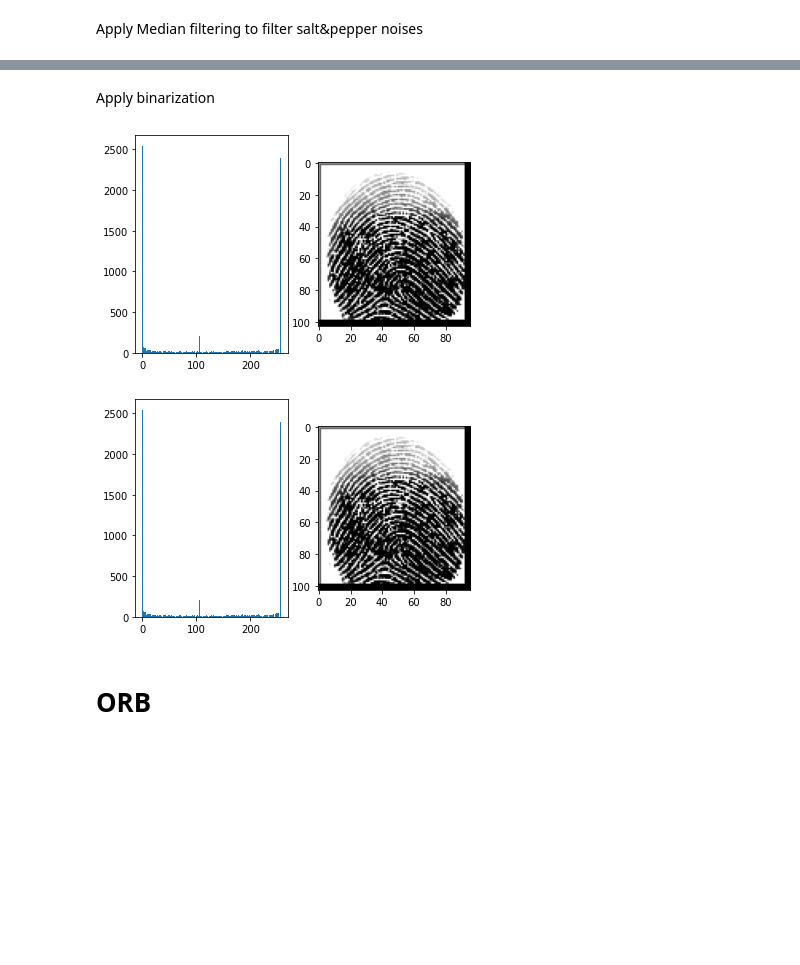
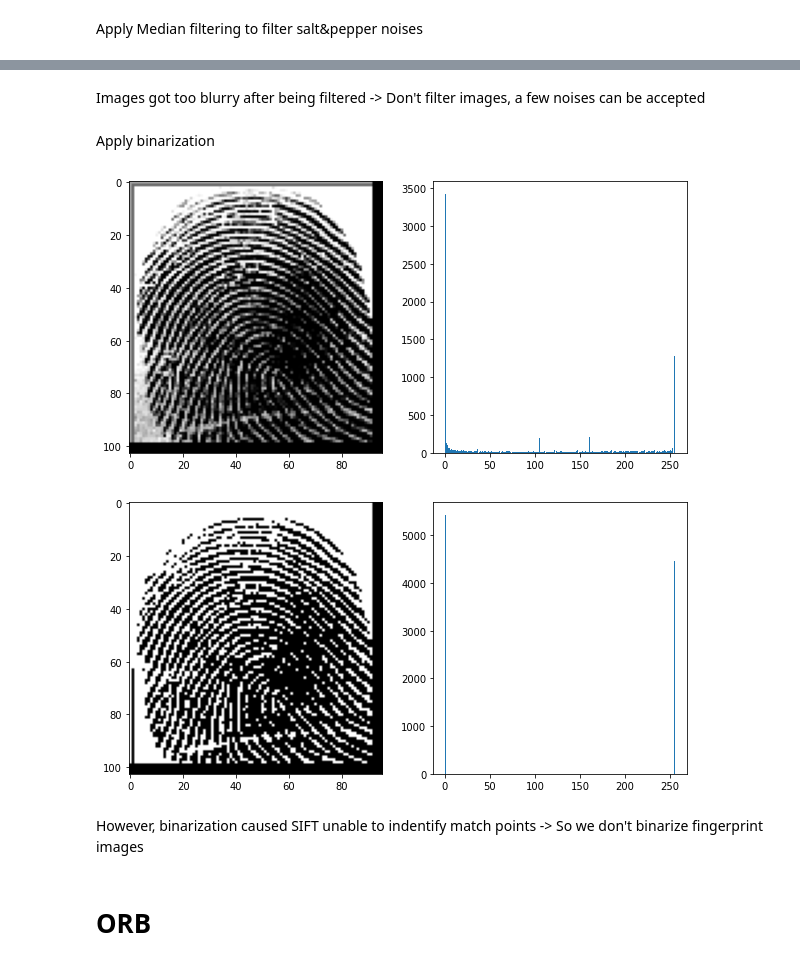
Before and after one commit to ndmch3w/FingerprintBiometric, a Jupyter notebook: biometric.ipynb, the cells around one changed output, grey strips where cells are left out. Cells and saved outputs as stored; diff of their text form; code cells hidden in the pictures; blank space fills up the shorter version.

```diff
--- a/biometric.ipynb
+++ b/biometric.ipynb
@@ -166,26 +198,34 @@ plt.show()
+# %% [markdown]
+Images got too blurry after being filtered -> Don't filter images, a few noises can be accepted
 # %% [markdown]
 Apply binarization
 # %%
-plt.figure()
+plt.figure(figsize=(10, 5))
 plt.subplot(121)
-plt.hist(real_img_set[46].ravel(), 256, [0,256])
+plt.imshow(real_img_set[77], cmap='gray')
 plt.subplot(122)
-plt.imshow(real_img_set[46], cmap='gray')
+plt.hist(real_img_set[77].ravel(), 256, [0, 256])
 plt.show()
 
+otsu_multiplier = 0.5  # Modify this value as needed
+
+binarized_data = []
+# Apply Otsu's thresholding to all images in the 'data' set
 for i in range(len(data)):
-    _, binary_image = cv2.threshold(data[i], 0, 255, cv2.THRESH_BINARY + cv2.THRESH_OTSU)
+    _, binary_image = cv2.threshold(data[i], np.mean(data[i]), 255, cv2.THRESH_BINARY)
+    binarized_data.append(binary_image)
 
-
-plt.figure()
+plt.figure(figsize=(10, 5))
 plt.subplot(121)
-plt.hist(data[46].ravel(), 256, [0,256])
+plt.imshow(binarized_data[77], cmap='gray')
 plt.subplot(122)
-plt.imshow(data[46], cmap='gray')
+plt.hist(binarized_data[77].ravel(), 256, [0, 256])
 plt.show()
 # %% [output]
-[figure, old version]
+[figure, new version]
-[figure, old version]
+[figure, new version]
+# %% [markdown]
+However, binarization caused SIFT unable to indentify match points -> So we don't binarize fingerprint images
 # %% [markdown]
 # ORB
 # %% [markdown]
```
Also changed, not shown: parts of 19 cells of this notebook.
